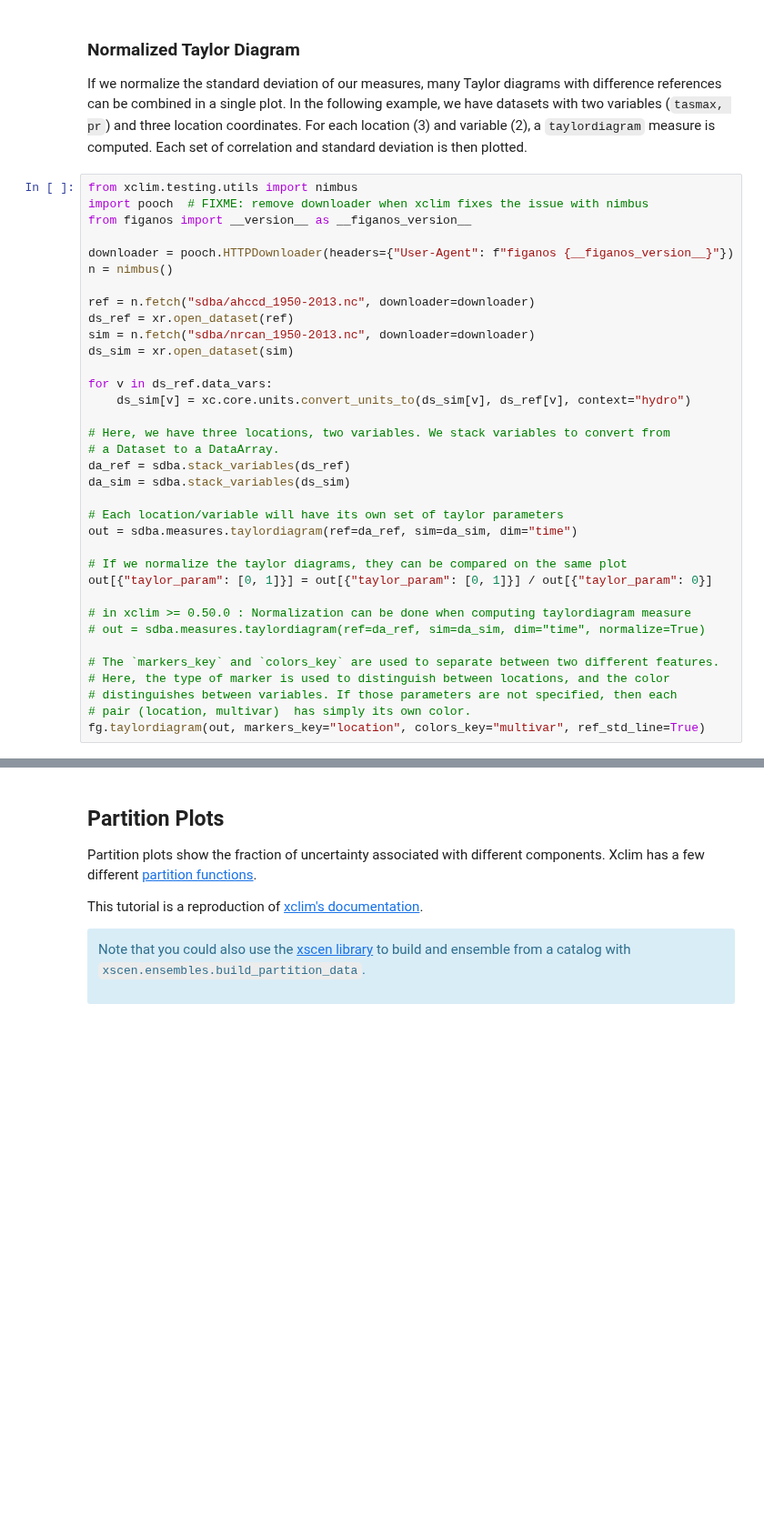
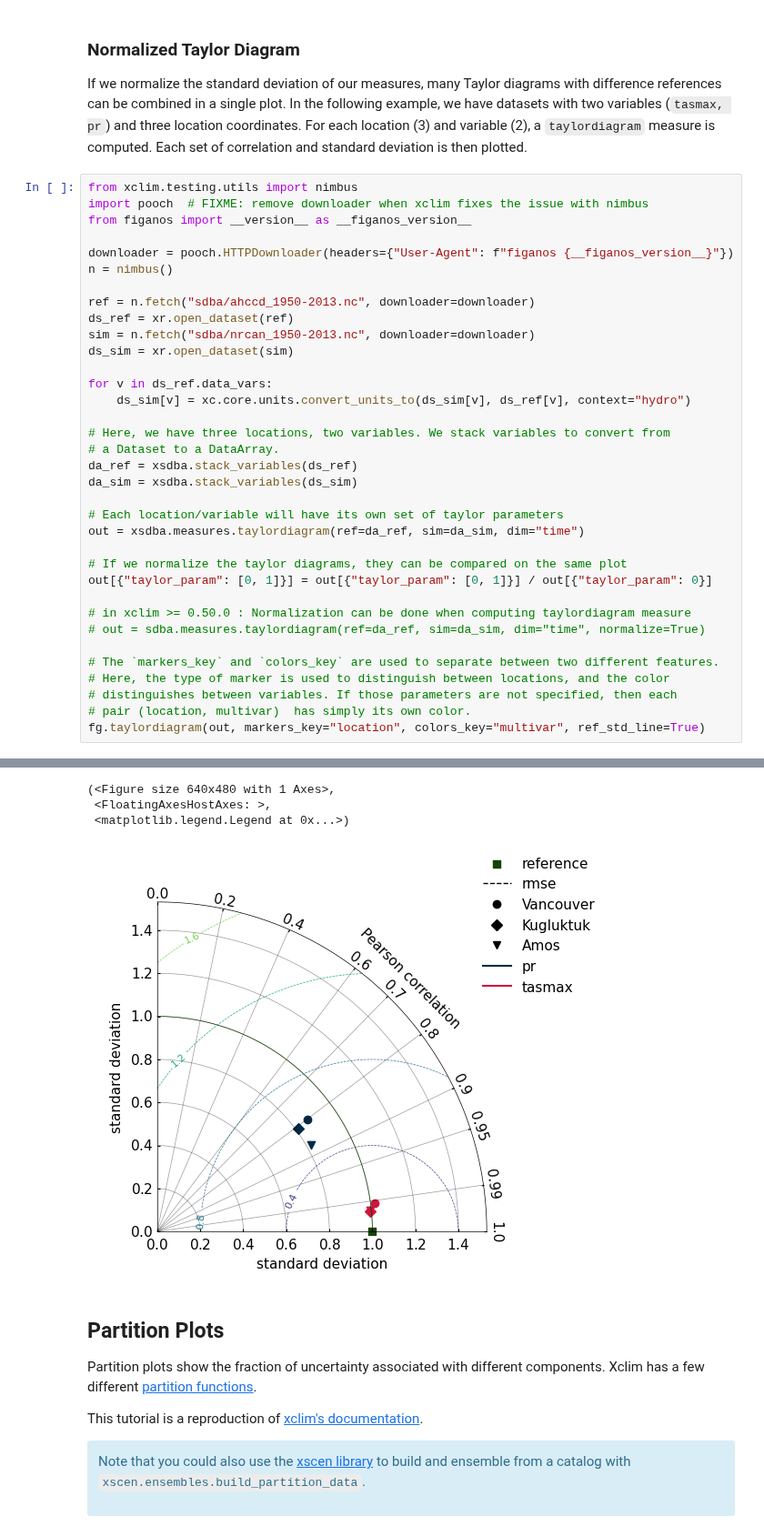
Before and after one commit to Ouranosinc/figanos, a Jupyter notebook: docs/notebooks/figanos_misc.ipynb, the cells around one changed output, grey strips where cells are left out. Shown at 91% size. Saved outputs shown, nothing was run; the diff lists cells and outputs as text; blank space fills up the shorter version.

```diff
--- a/docs/notebooks/figanos_misc.ipynb
+++ b/docs/notebooks/figanos_misc.ipynb
@@ -256,11 +284,11 @@ for v in ds_ref.data_vars:
 
 # Here, we have three locations, two variables. We stack variables to convert from
 # a Dataset to a DataArray.
-da_ref = sdba.stack_variables(ds_ref)
-da_sim = sdba.stack_variables(ds_sim)
+da_ref = xsdba.stack_variables(ds_ref)
+da_sim = xsdba.stack_variables(ds_sim)
 
 # Each location/variable will have its own set of taylor parameters
-out = sdba.measures.taylordiagram(ref=da_ref, sim=da_sim, dim="time")
+out = xsdba.measures.taylordiagram(ref=da_ref, sim=da_sim, dim="time")
 
 # If we normalize the taylor diagrams, they can be compared on the same plot
 out[{"taylor_param": [0, 1]}] = out[{"taylor_param": [0, 1]}] / out[{"taylor_param": 0}]
@@ -273,3 +301,4 @@ out[{"taylor_param": [0, 1]}] = out[{"taylor_param": [0, 1]}] / out[{"taylor_par
 # distinguishes between variables. If those parameters are not specified, then each
 # pair (location, multivar)  has simply its own color.
 fg.taylordiagram(out, markers_key="location", colors_key="multivar", ref_std_line=True)
+# %% [output]
@@ -276,3 +307,7 @@ fg.taylordiagram(out, markers_key="location", colors_key="multivar", ref_std_lin
+(<Figure size 640x480 with 1 Axes>,
+ <FloatingAxesHostAxes: >,
+ <matplotlib.legend.Legend at 0x...>)
+[figure, added]
 # %% [markdown]
 ## Partition Plots
 
```
Also changed, not shown: parts of 16 cells of this notebook, 1 other file.
